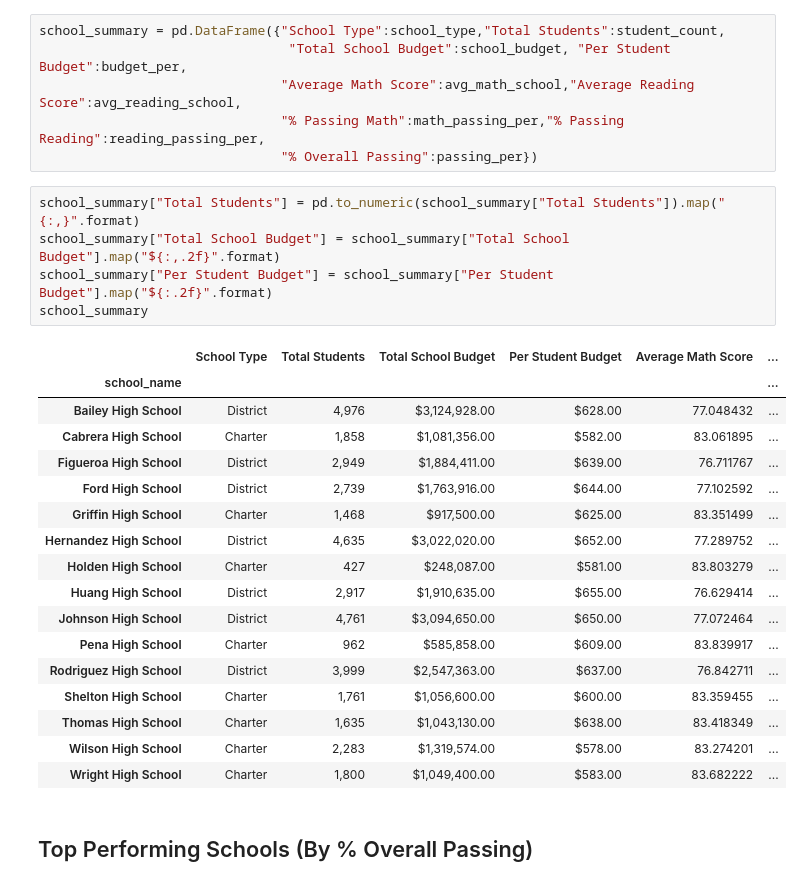
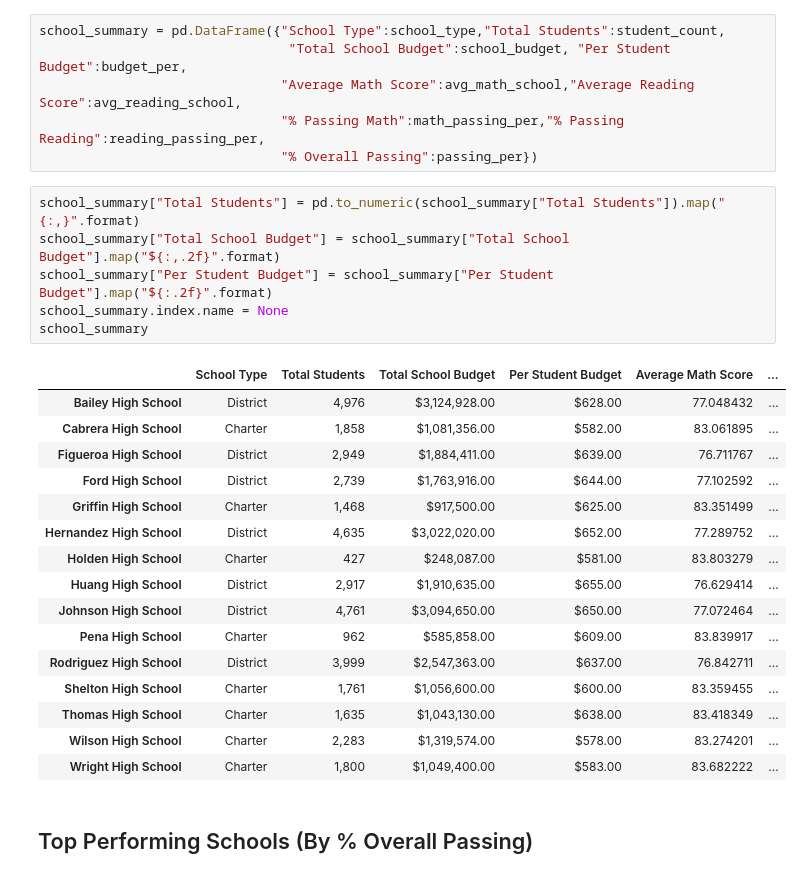
Before and after one commit to njmorr/pandas-challenge, a Jupyter notebook: PyCitySchools/PyCitySchools.ipynb, the cells around one changed output. Saved outputs shown, nothing was run; the diff lists cells and outputs as text.

```diff
--- a/PyCitySchools/PyCitySchools.ipynb
+++ b/PyCitySchools/PyCitySchools.ipynb
@@ -146,11 +146,11 @@ school_summary = pd.DataFrame({"School Type":school_type,"Total Students":studen
 # %%
 school_summary["Total Students"] = pd.to_numeric(school_summary["Total Students"]).map("{:,}".format)
 school_summary["Total School Budget"] = school_summary["Total School Budget"].map("${:,.2f}".format)
 school_summary["Per Student Budget"] = school_summary["Per Student Budget"].map("${:.2f}".format)
+school_summary.index.name = None
 school_summary
 # %% [output]
 |  | School Type | Total Students | Total School Budget | Per Student Budget | Average Math Score | ... |
-| school_name |  |  |  |  |  | ... |
 | Bailey High School | District | 4,976 | $3,124,928.00 | $628.00 | 77.048432 | ... |
 | Cabrera High School | Charter | 1,858 | $1,081,356.00 | $582.00 | 83.061895 | ... |
 | Figueroa High School | District | 2,949 | $1,884,411.00 | $639.00 | 76.711767 | ... |
```
Also changed, not shown: parts of 7 cells of this notebook.
